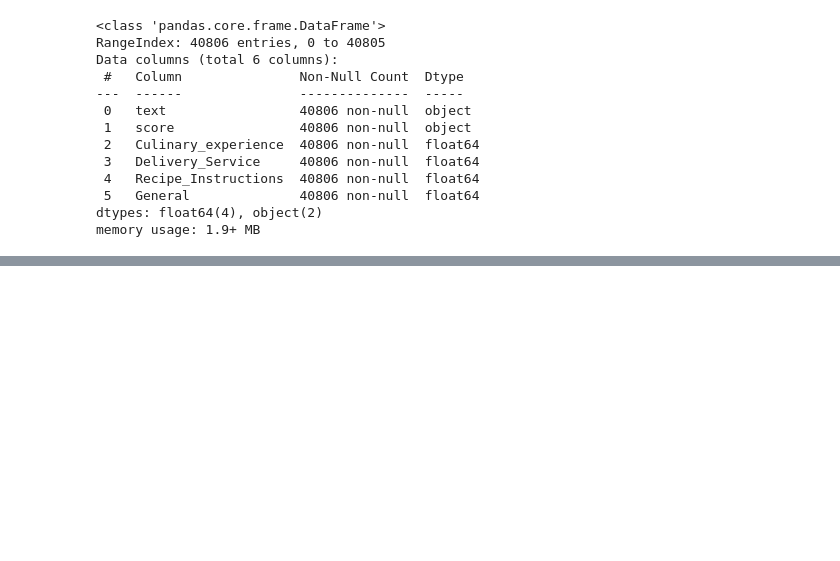
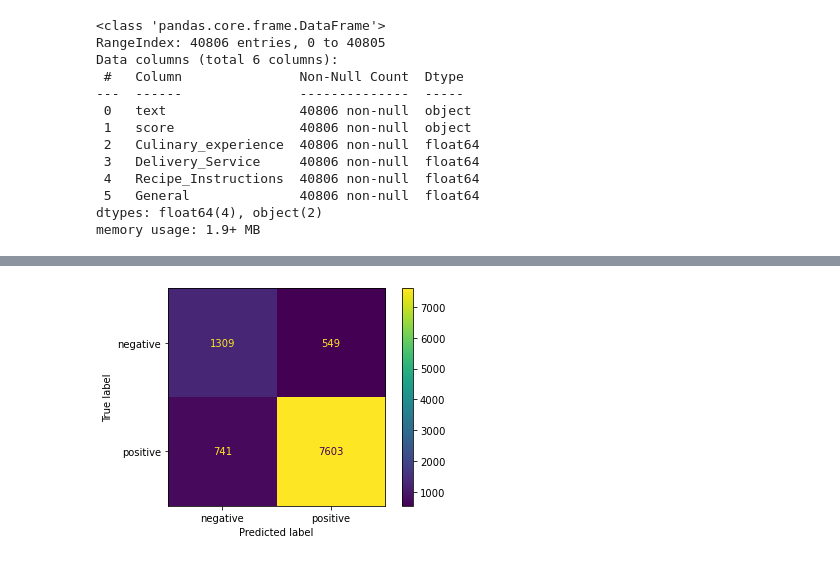
Before and after one commit to ddcots24/Hello-Fresh, a Jupyter notebook: Hello Fresh Review Analysis.ipynb, the cells around one changed output, grey strips where cells are left out. Cells and saved outputs as stored; diff of their text form; code cells hidden in the pictures; blank space fills up the shorter version.

```diff
--- a/Hello Fresh Review Analysis.ipynb
+++ b/Hello Fresh Review Analysis.ipynb
@@ -340,0 +417,5 @@ X_train, X_test, y_train, y_test = train_test_split(X, y, test_size = .25, rando
+# %%
+plot_confusion_matrix(fsmodel, X_test,
+                      y_test);
+# %% [output]
+[figure, added]
```
Also changed, not shown: parts of 11 cells of this notebook.
